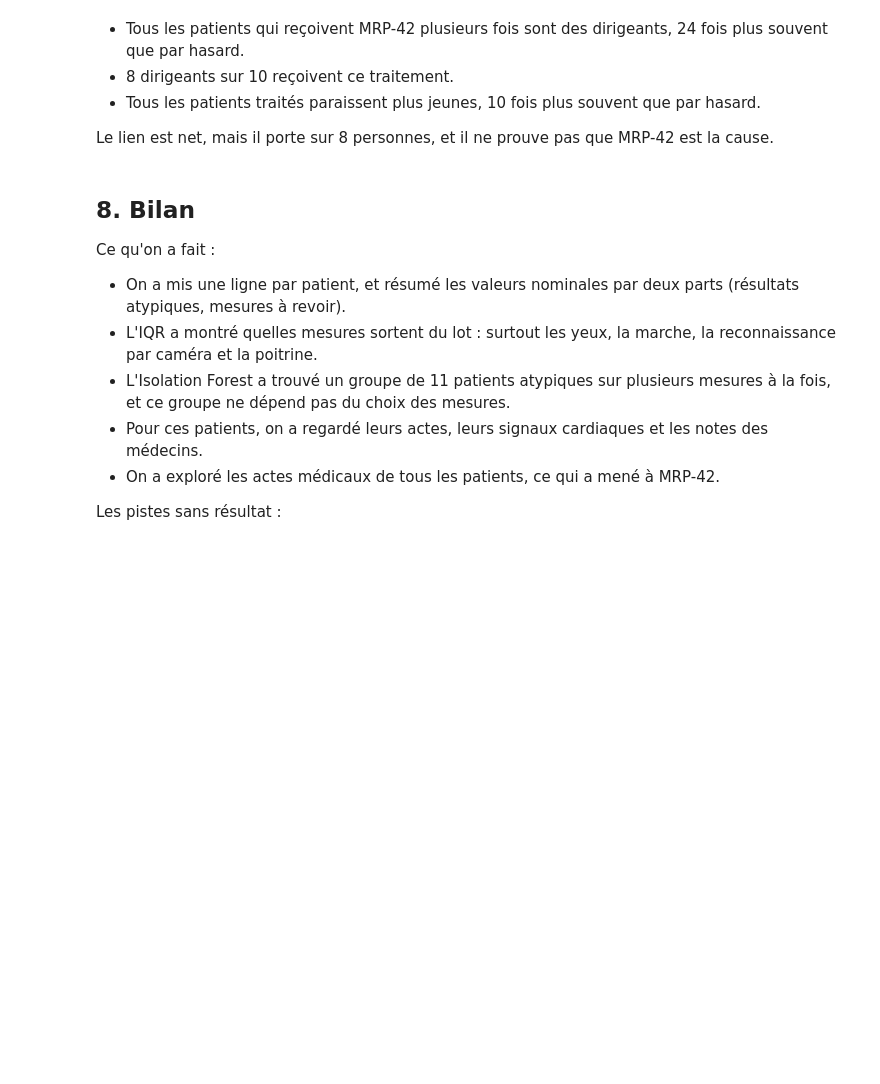
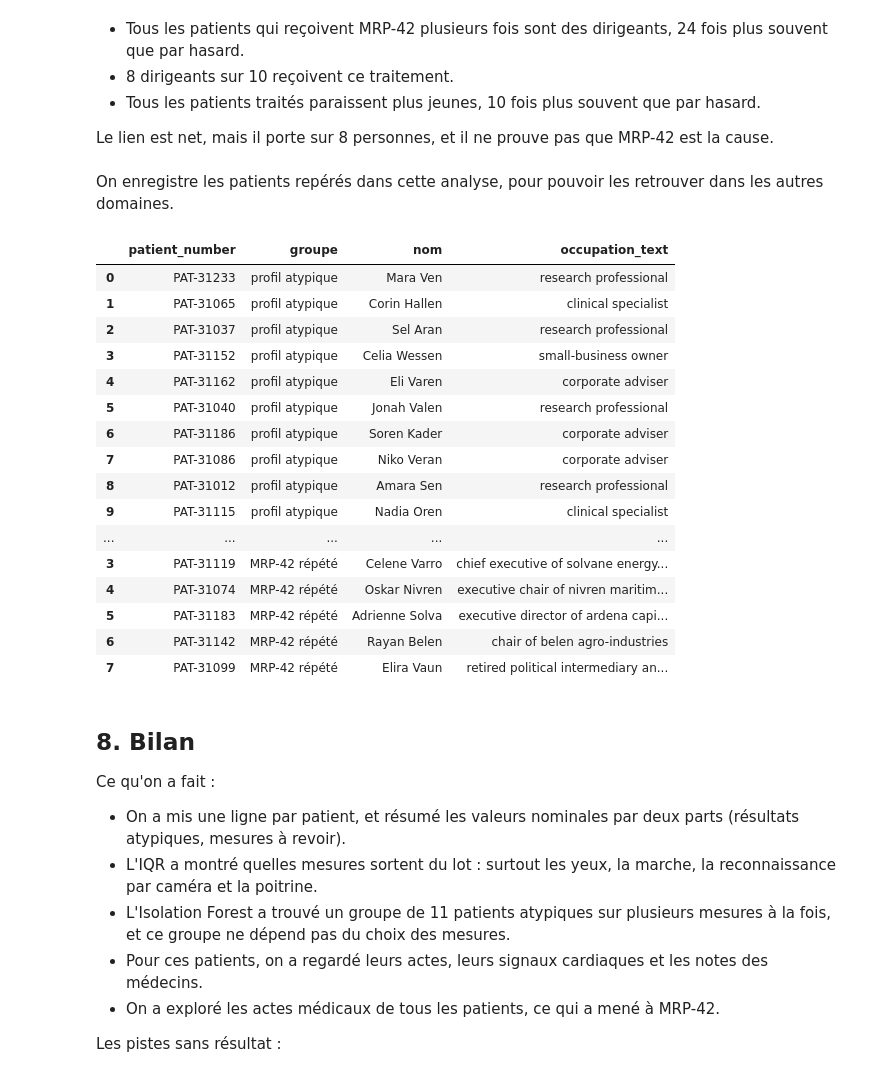
Before and after one commit to a-t-richard/20262027-UE-DataMining-Project, a Jupyter notebook: 03_health_analyse.ipynb, the cells around one changed output. Cells and saved outputs as stored; diff of their text form; code cells hidden in the pictures; blank space fills up the shorter version.

Commit message:
Public records : nettoyage et analyse ; santé : choix des 8 patients et export ; pistes mises à jour

```diff
--- a/03_health_analyse.ipynb
+++ b/03_health_analyse.ipynb
@@ -602,6 +616,34 @@ pd.DataFrame([regle("MRP-42 répété", "dirigeant"),
 - Tous les patients traités paraissent plus jeunes, 10 fois plus souvent que par hasard.
 
 Le lien est net, mais il porte sur 8 personnes, et il ne prouve pas que MRP-42 est la cause.
+# %% [markdown]
+On enregistre les patients repérés dans cette analyse, pour pouvoir les retrouver dans les autres domaines.
+# %%
+Path("resultats").mkdir(exist_ok=True)
+reperes = pd.concat([
+    pd.DataFrame({"patient_number": groupe, "groupe": "profil atypique"}),
+    pd.DataFrame({"patient_number": traites, "groupe": "MRP-42 répété"}),
+]).join(infos, on="patient_number")
+reperes.to_csv("resultats/patients_reperes.csv", index=False)
+reperes
+# %% [output]
+|  | patient_number | groupe | nom | occupation_text |
+| 0 | PAT-31233 | profil atypique | Mara Ven | research professional |
+| 1 | PAT-31065 | profil atypique | Corin Hallen | clinical specialist |
+| 2 | PAT-31037 | profil atypique | Sel Aran | research professional |
+| 3 | PAT-31152 | profil atypique | Celia Wessen | small-business owner |
+| 4 | PAT-31162 | profil atypique | Eli Varen | corporate adviser |
+| 5 | PAT-31040 | profil atypique | Jonah Valen | research professional |
+| 6 | PAT-31186 | profil atypique | Soren Kader | corporate adviser |
+| 7 | PAT-31086 | profil atypique | Niko Veran | corporate adviser |
+| 8 | PAT-31012 | profil atypique | Amara Sen | research professional |
+| 9 | PAT-31115 | profil atypique | Nadia Oren | clinical specialist |
+| ... | ... | ... | ... | ... |
+| 3 | PAT-31119 | MRP-42 répété | Celene Varro | chief executive of solvane energy... |
+| 4 | PAT-31074 | MRP-42 répété | Oskar Nivren | executive chair of nivren maritim... |
+| 5 | PAT-31183 | MRP-42 répété | Adrienne Solva | executive director of ardena capi... |
+| 6 | PAT-31142 | MRP-42 répété | Rayan Belen | chair of belen agro-industries |
+| 7 | PAT-31099 | MRP-42 répété | Elira Vaun | retired political intermediary an... |
 # %% [markdown]
 ## 8. Bilan
 
```
Also changed, not shown: parts of 4 cells of this notebook, 11 other files.
